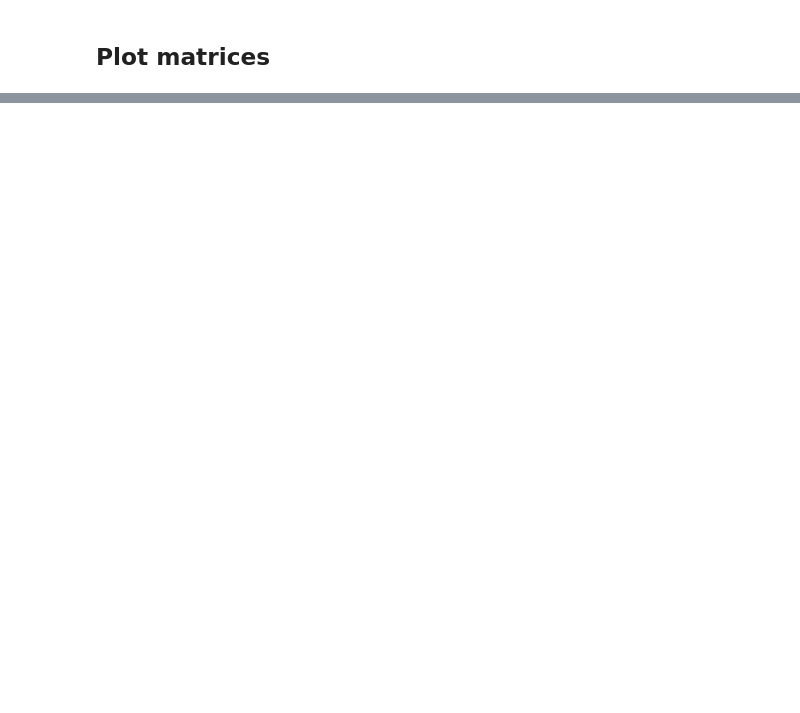
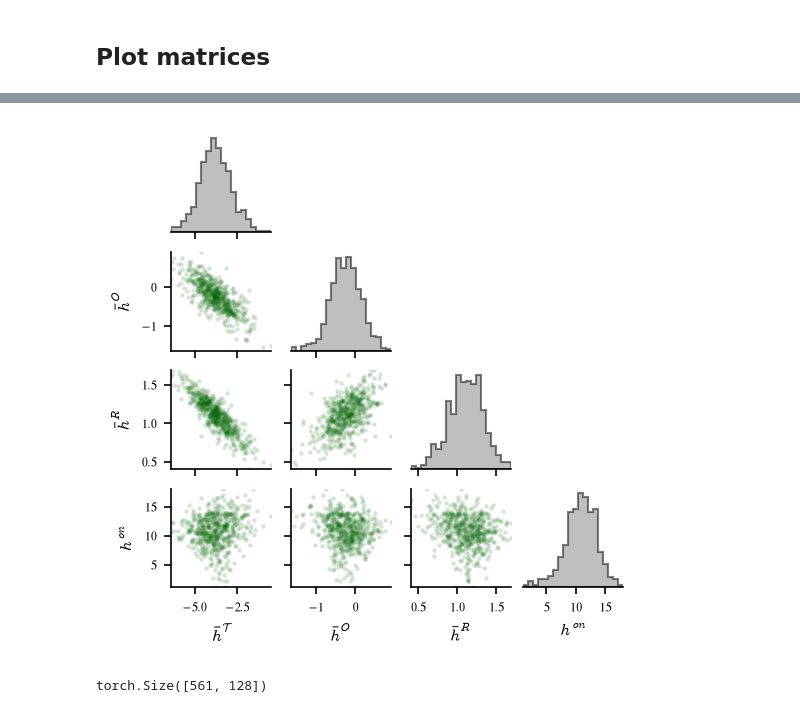
Before and after one commit to CristopherErazo/InContextLearning, a Jupyter notebook: notebooks/26-10-05_Ansatz-check.ipynb, the cells around one changed output, grey strips where cells are left out. Cells and saved outputs as stored; diff of their text form; code cells hidden in the pictures; blank space fills up the shorter version.

```diff
--- a/notebooks/26-10-05_Ansatz-check.ipynb
+++ b/notebooks/26-10-05_Ansatz-check.ipynb
@@ -372,0 +384,40 @@ dict_keys(['M', 'Q', 'G'])
+# %%
+H = selected_logits
+
+T  = H[:, :K].mean(1)
+O  = H[:, K:2*K-1].mean(1)
+R  = H[:, 2*K-1:-1].mean(1)
+on = H[:, -1]
+Z  = np.column_stack([T, O, R, on])
+
+axes_ranges = [(Z[:, i].min(), Z[:, i].max()) for i in range(Z.shape[1])]
+# %%
+nvars = Z.shape[1]
+axes_labels = [r"$\bar h^{\mathcal{T}}$", r"$\bar h^O$", r"$\bar h^R$", r"$h^{on}$"]
+fig , axes = create_fig(ncols=nvars,nrows=nvars,size='single',h=1,sharex=False,sharey=False)
+
+
+for i in range(nvars):
+    for j in range(nvars):
+        ax = axes[i,j]
+        if j > i :
+            ax.set_visible(False)
+        elif j == i:
+            ax.hist(Z[:,i], bins=20, color='gray', alpha=0.5,histtype='stepfilled',edgecolor='k',lw=1)
+            ax.set_xlim(axes_ranges[i])
+            ax.set_yticks([])
+            ax.spines['left'].set_visible(False)
+        else:
+            ax.scatter(Z[:,j], Z[:,i], alpha=0.1, s=2,c='darkgreen')
+
+            # Lock the axes limits
+            ax.set_xlim(axes_ranges[j])
+            ax.set_ylim(axes_ranges[i])
+        ax.set_xlabel(axes_labels[j], fontsize=8) if i == nvars-1 else ax.set_xticklabels([])
+        ax.set_ylabel(axes_labels[i], fontsize=8) if (j == 0)&(i>0) else ax.set_yticklabels([])
+# %% [output]
+[figure, added]
+# %%
+filtered_table['logits'].shape
+# %% [output]
+torch.Size([561, 128])
```
Also changed, not shown: parts of 5 cells of this notebook, 4 other files.
